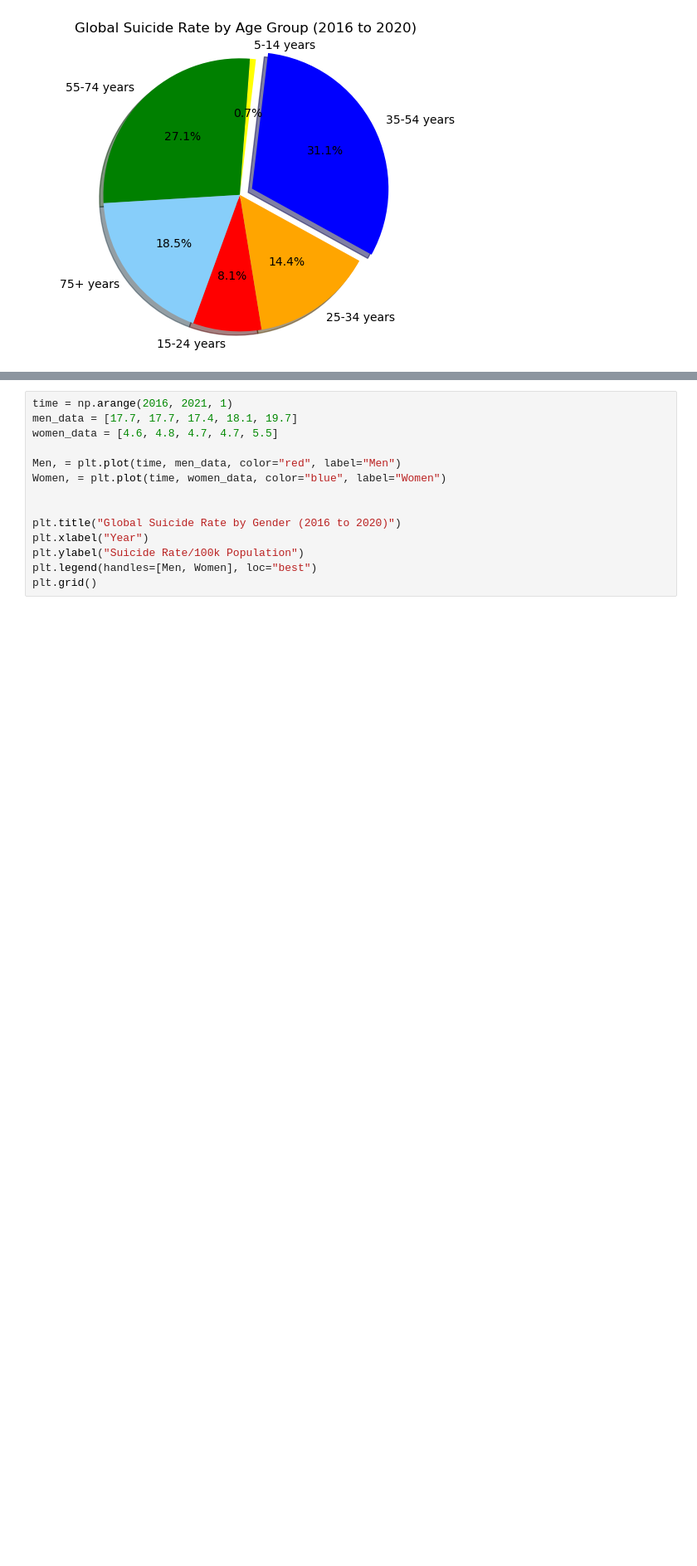
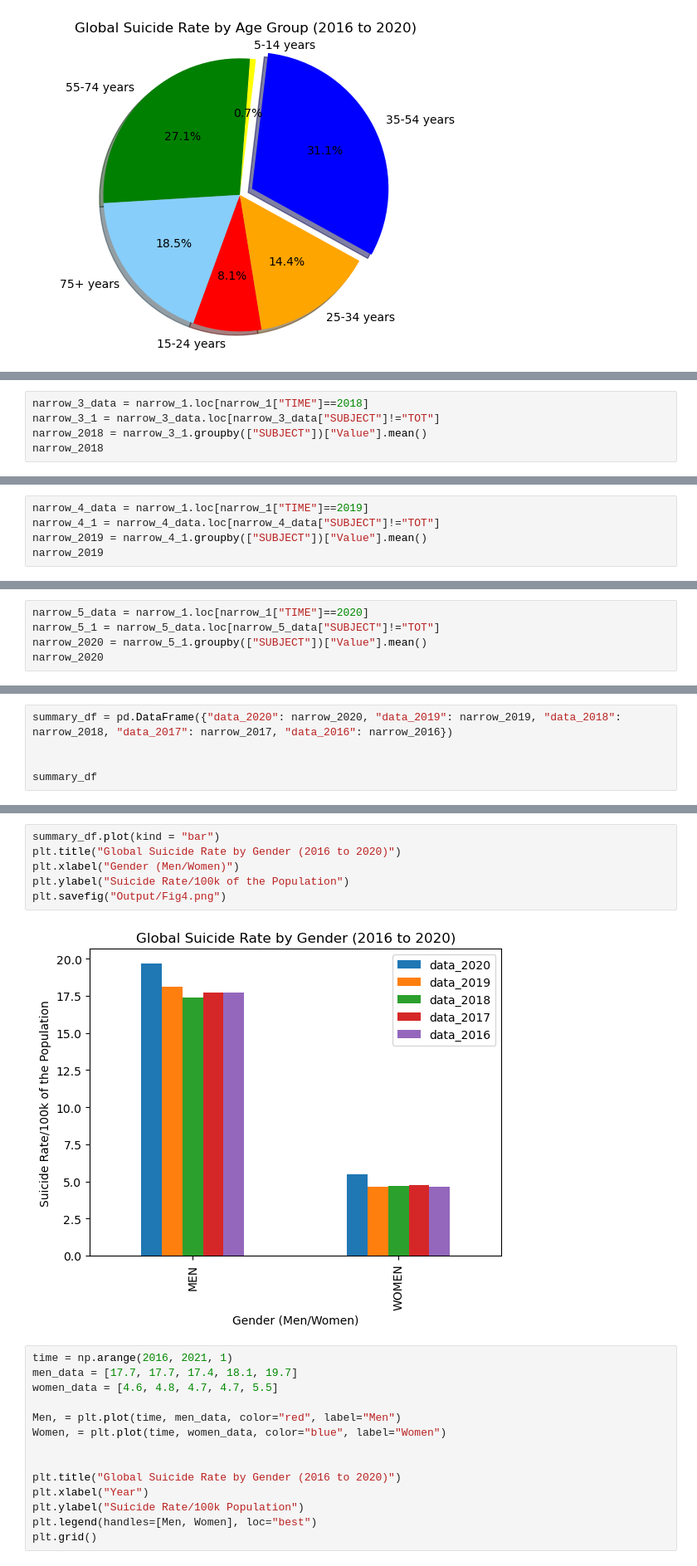
Before and after one commit to BirundhaVaratharajan/Project-1, a Jupyter notebook: Covid_on_Suicidalrate_Proj_1.ipynb, the cells around one changed output, grey strips where cells are left out. Shown: that part at 83% size. Saved outputs shown, nothing was run; the diff lists cells and outputs as text; blank space fills up the shorter version.

Commit message:
new_chart
new chart added

```diff
--- a/Covid_on_Suicidalrate_Proj_1.ipynb
+++ b/Covid_on_Suicidalrate_Proj_1.ipynb
@@ -191,0 +212,5 @@ plt.show()
+# %%
+narrow_3_data = narrow_1.loc[narrow_1["TIME"]==2018]
+narrow_3_1 = narrow_3_data.loc[narrow_3_data["SUBJECT"]!="TOT"]
+narrow_2018 = narrow_3_1.groupby(["SUBJECT"])["Value"].mean()
+narrow_2018
@@ -191,0 +222,5 @@ plt.show()
+# %%
+narrow_4_data = narrow_1.loc[narrow_1["TIME"]==2019]
+narrow_4_1 = narrow_4_data.loc[narrow_4_data["SUBJECT"]!="TOT"]
+narrow_2019 = narrow_4_1.groupby(["SUBJECT"])["Value"].mean()
+narrow_2019
@@ -191,0 +232,5 @@ plt.show()
+# %%
+narrow_5_data = narrow_1.loc[narrow_1["TIME"]==2020]
+narrow_5_1 = narrow_5_data.loc[narrow_5_data["SUBJECT"]!="TOT"]
+narrow_2020 = narrow_5_1.groupby(["SUBJECT"])["Value"].mean()
+narrow_2020
@@ -191,0 +242,5 @@ plt.show()
+# %%
+summary_df = pd.DataFrame({"data_2020": narrow_2020, "data_2019": narrow_2019, "data_2018": narrow_2018, "data_2017": narrow_2017, "data_2016": narrow_2016})
+
+
+summary_df
@@ -192,3 +257,11 @@ plt.show()
+# %%
+summary_df.plot(kind = "bar")
+plt.title("Global Suicide Rate by Gender (2016 to 2020)")
+plt.xlabel("Gender (Men/Women)")
+plt.ylabel("Suicide Rate/100k of the Population")
+plt.savefig("Output/Fig4.png")
+# %% [output]
+[figure, added]
 # %%
 time = np.arange(2016, 2021, 1)
 men_data = [17.7, 17.7, 17.4, 18.1, 19.7]
```
Also changed, not shown: parts of 25 cells of this notebook.
